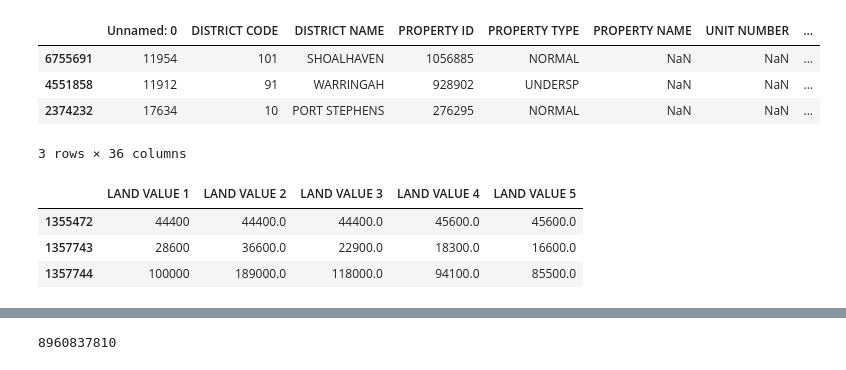
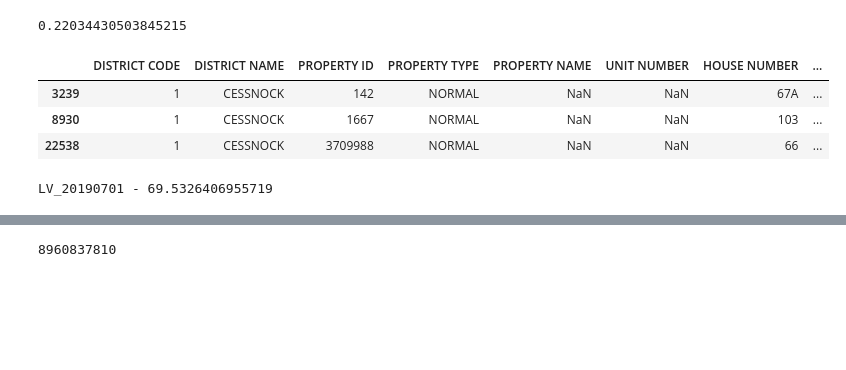
Before and after one commit to elijahjorell/open-data-project, a Jupyter notebook: open_data_project.ipynb, the cells around one changed output, grey strips where cells are left out. Saved outputs shown, nothing was run; the diff lists cells and outputs as text; code cells hidden in the pictures; blank space fills up the shorter version.

Commit message:
Finish aggregator for land value data and create min max function

```diff
--- a/open_data_project.ipynb
+++ b/open_data_project.ipynb
@@ -92,21 +57,57 @@ sorted(land_value_df["SUBURB NAME"].unique())
-# %%
-# sample
-land_value_df.sample(3)
-# %% [output]
-|  | Unnamed: 0 | DISTRICT CODE | DISTRICT NAME | PROPERTY ID | PROPERTY TYPE | PROPERTY NAME | UNIT NUMBER | ... |
-| 6755691 | 11954 | 101 | SHOALHAVEN | 1056885 | NORMAL | NaN | NaN | ... |
-| 4551858 | 11912 | 91 | WARRINGAH | 928902 | UNDERSP | NaN | NaN | ... |
-| 2374232 | 17634 | 10 | PORT STEPHENS | 276295 | NORMAL | NaN | NaN | ... |
-3 rows × 36 columns
-# %%
-# land value columns
-land_value_df[["LAND VALUE 1",
-               "LAND VALUE 2",
-               "LAND VALUE 3",
-               "LAND VALUE 4",
-               "LAND VALUE 5"]][(land_value_df["SUBURB NAME"] == "MARSDEN PARK")].head(3)
-# %% [output]
-|  | LAND VALUE 1 | LAND VALUE 2 | LAND VALUE 3 | LAND VALUE 4 | LAND VALUE 5 |
-| 1355472 | 44400 | 44400.0 | 44400.0 | 45600.0 | 45600.0 |
-| 1357743 | 28600 | 36600.0 | 22900.0 | 18300.0 | 16600.0 |
-| 1357744 | 100000 | 189000.0 | 118000.0 | 94100.0 | 85500.0 |
+# %%
+# checking structure of land value data
+zip_path = Path("data/land_value_data/LV_20170701.zip")
+zf = zipfile.ZipFile(zip_path)
+start_time = time.time()
+
+test_df = pd.read_csv(zf.open("001_LAND_VALUE_DATA_20170701.csv"), dtype=dtype_dict)
+
+elapsed_time = time.time() - start_time
+print(elapsed_time)
+
+test_df.sample(3)
+# %% [output]
+0.22034430503845215
+|  | DISTRICT CODE | DISTRICT NAME | PROPERTY ID | PROPERTY TYPE | PROPERTY NAME | UNIT NUMBER | HOUSE NUMBER | ... |
+| 3239 | 1 | CESSNOCK | 142 | NORMAL | NaN | NaN | 67A | ... |
+| 8930 | 1 | CESSNOCK | 1667 | NORMAL | NaN | NaN | 103 | ... |
+| 22538 | 1 | CESSNOCK | 3709988 | NORMAL | NaN | NaN | 66 | ... |
+# %%
+# aggregating land value csv files
+
+def read_csv_and_add_column(csv):
+    df = pd.read_csv(zf.open(csv),
+                     encoding="ISO-8859-1",
+                     error_bad_lines=False,
+                     dtype=dtype_dict)
+    df["SOURCE CSV FILENAME"] = csv
+    return df
+
+
+def get_namelist_csv_only(zf):
+    zf_list = zf.namelist()
+    csv_list = [k for k in zf_list if ".csv" in k]
+    return csv_list
+
+
+zip_path_list = sorted(Path("data/land_value_data").glob("**/*.zip"))
+land_value_csv_list = sorted(Path("data/land_value_data").glob("**/*.csv"))
+
+# loop through all zips, if zip isn't processed then process it
+for zip_path in zip_path_list:
+    if zip_path
+    start_time = time.time()
+
+    zf = zipfile.ZipFile(zip_path)
+
+    zf_df = pd.concat([read_csv_and_add_column(csv) for csv in get_namelist_csv_only(zf)], sort=False)
+    zf.close()
+
+    zf_df["SOURCE ZIP FILENAME"] = csv
+
+    zf_df.to_csv(Path("data/land_value_data/{}_combined.csv".format(zip_path.stem)), compression="zip")
+
+    elapsed_time = time.time() - start_time
+    print(zip_path.stem + " - " + str(elapsed_time))
+# %% [output]
+LV_20190701 - 69.5326406955719
```
Also changed, not shown: parts of 7 cells of this notebook.
